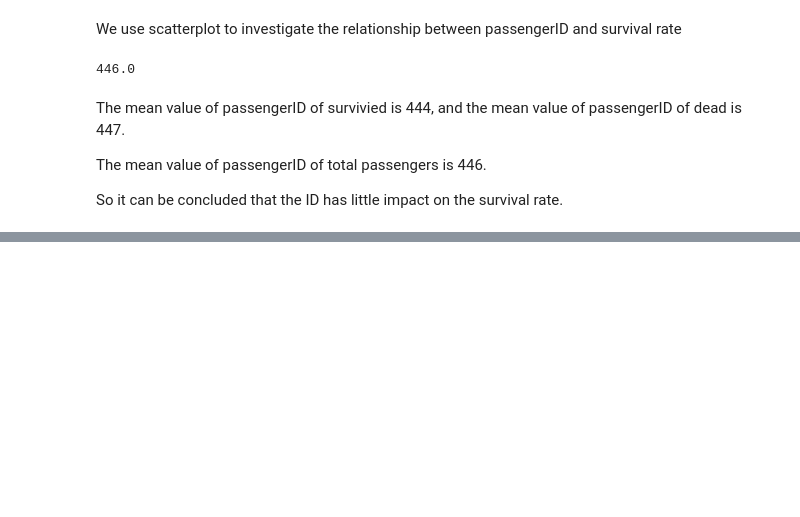
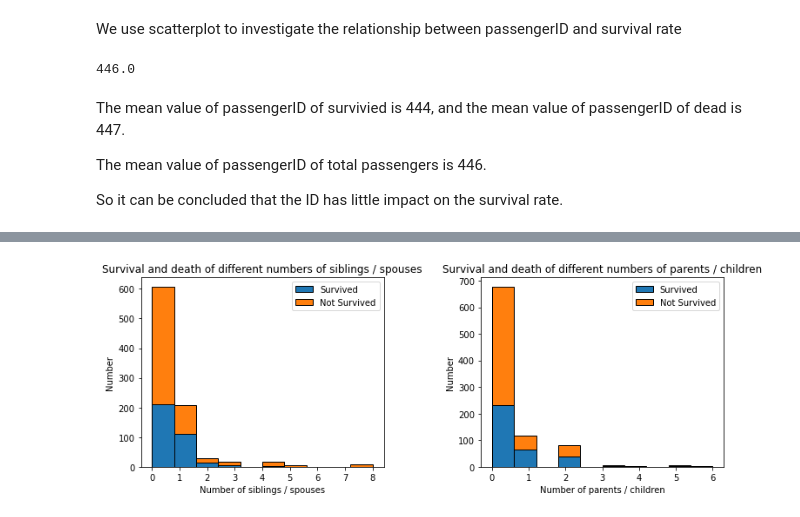
Before and after one commit to Yichen575/kaggle-projects, a Jupyter notebook: titanic/Data-analysis.ipynb, the cells around one changed output, grey strips where cells are left out. Saved outputs shown, nothing was run; the diff lists cells and outputs as text; code cells hidden in the pictures; blank space fills up the shorter version.

```diff
--- a/titanic/Data-analysis.ipynb
+++ b/titanic/Data-analysis.ipynb
@@ -229,0 +206,26 @@ T
+# %%
+
+# Create a figure and subplots
+fig, axes = plt.subplots(1, 2, figsize=(12, 4))
+
+# Plot 1: Number of Siblings / Spouses
+axes[0].hist([live_df['SibSp'], death_df['SibSp']], stacked=True, density=False, edgecolor='black')
+axes[0].set_title('Survival and death of different numbers of siblings / spouses')
+axes[0].set_ylabel('Number')
+axes[0].set_xlabel('Number of siblings / spouses')
+axes[0].legend(['Survived', 'Not Survived'])
+
+# Plot 2: Number of Parents / Children
+axes[1].hist([live_df['Parch'], death_df['Parch']], stacked=True, density=False, edgecolor='black')
+axes[1].set_title('Survival and death of different numbers of parents / children')
+axes[1].set_ylabel('Number')
+axes[1].set_xlabel('Number of parents / children')
+axes[1].legend(['Survived', 'Not Survived'])
+
+# Adjust the spacing between subplots
+plt.subplots_adjust(wspace=0.4, hspace=0.4)
+
+# Show the plot
+plt.show()
+# %% [output]
+[figure, added]
```
Also changed, not shown: parts of 8 cells of this notebook.
